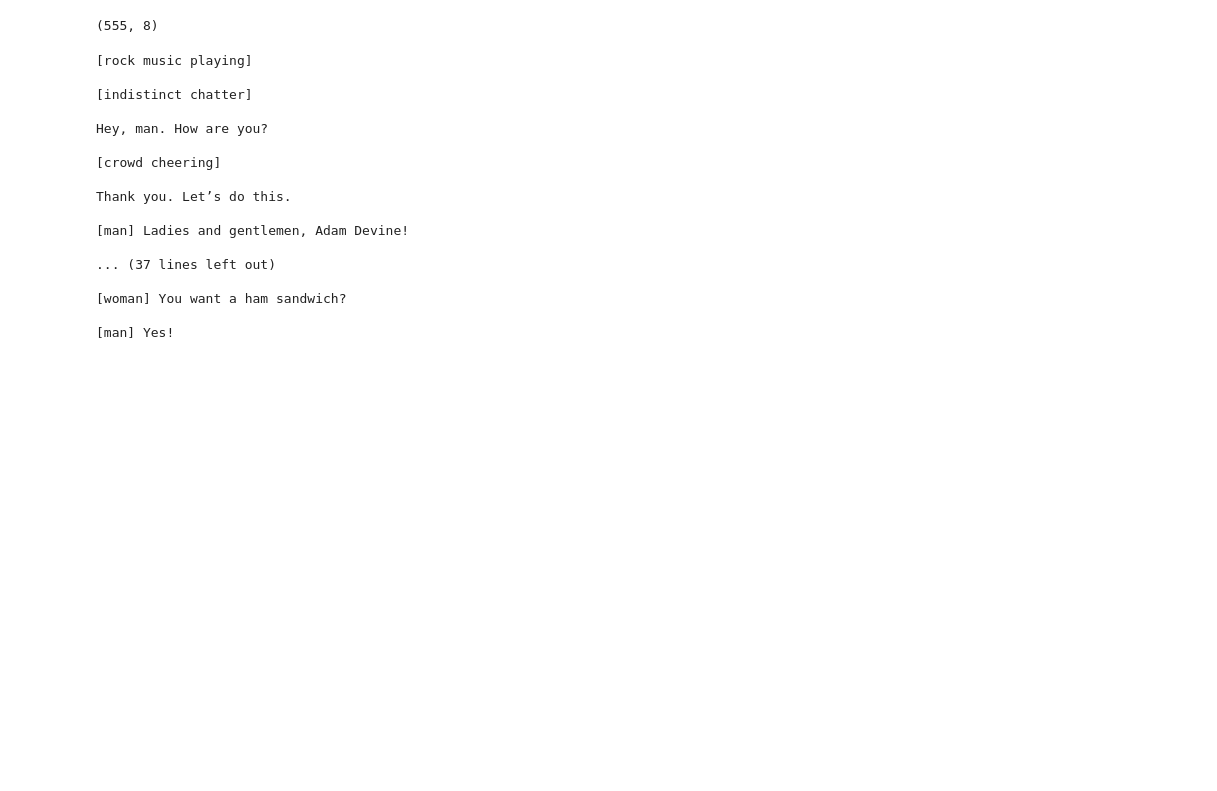
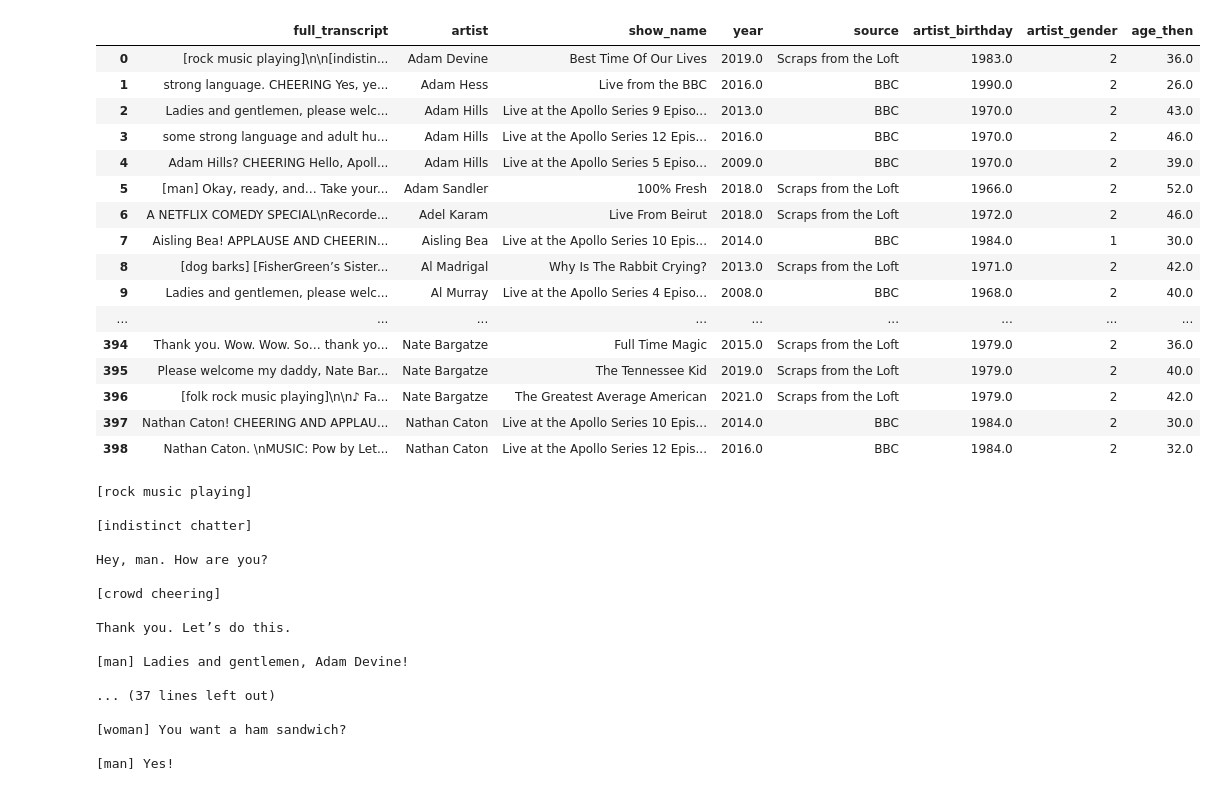
Before and after one commit to rmelbardis/ObjectivelyFunny, a Jupyter notebook: notebooks/Rei_full_df.ipynb, the cells around one changed output. Drawn from its saved outputs; the diff is of its cells as text; code cells hidden in the pictures; blank space fills up the shorter version.

```diff
--- a/notebooks/Rei_full_df.ipynb
+++ b/notebooks/Rei_full_df.ipynb
@@ -5,9 +5,25 @@ df = pd.read_json('../raw_data/df_with_age_gender.json')
 # %%
 pd.set_option('display.max_rows', None)
 # %%
-df.shape
+df
 # %% [output]
-(555, 8)
+|  | full_transcript | artist | show_name | year | source | artist_birthday | artist_gender | age_then |
+| 0 | [rock music playing]\n\n[indistin... | Adam Devine | Best Time Of Our Lives | 2019.0 | Scraps from the Loft | 1983.0 | 2 | 36.0 |
+| 1 | strong language. CHEERING Yes, ye... | Adam Hess | Live from the BBC | 2016.0 | BBC | 1990.0 | 2 | 26.0 |
+| 2 | Ladies and gentlemen, please welc... | Adam Hills | Live at the Apollo Series 9 Episo... | 2013.0 | BBC | 1970.0 | 2 | 43.0 |
+| 3 | some strong language and adult hu... | Adam Hills | Live at the Apollo Series 12 Epis... | 2016.0 | BBC | 1970.0 | 2 | 46.0 |
+| 4 | Adam Hills? CHEERING Hello, Apoll... | Adam Hills | Live at the Apollo Series 5 Episo... | 2009.0 | BBC | 1970.0 | 2 | 39.0 |
+| 5 | [man] Okay, ready, and… Take your... | Adam Sandler | 100% Fresh | 2018.0 | Scraps from the Loft | 1966.0 | 2 | 52.0 |
+| 6 | A NETFLIX COMEDY SPECIAL\nRecorde... | Adel Karam | Live From Beirut | 2018.0 | Scraps from the Loft | 1972.0 | 2 | 46.0 |
+| 7 | Aisling Bea! APPLAUSE AND CHEERIN... | Aisling Bea | Live at the Apollo Series 10 Epis... | 2014.0 | BBC | 1984.0 | 1 | 30.0 |
+| 8 | [dog barks] [FisherGreen’s Sister... | Al Madrigal | Why Is The Rabbit Crying? | 2013.0 | Scraps from the Loft | 1971.0 | 2 | 42.0 |
+| 9 | Ladies and gentlemen, please welc... | Al Murray | Live at the Apollo Series 4 Episo... | 2008.0 | BBC | 1968.0 | 2 | 40.0 |
+| ... | ... | ... | ... | ... | ... | ... | ... | ... |
+| 394 | Thank you. Wow. Wow. So… thank yo... | Nate Bargatze | Full Time Magic | 2015.0 | Scraps from the Loft | 1979.0 | 2 | 36.0 |
+| 395 | Please welcome my daddy, Nate Bar... | Nate Bargatze | The Tennessee Kid | 2019.0 | Scraps from the Loft | 1979.0 | 2 | 40.0 |
+| 396 | [folk rock music playing]\n\n♪ Fa... | Nate Bargatze | The Greatest Average American | 2021.0 | Scraps from the Loft | 1979.0 | 2 | 42.0 |
+| 397 | Nathan Caton! CHEERING AND APPLAU... | Nathan Caton | Live at the Apollo Series 10 Epis... | 2014.0 | BBC | 1984.0 | 2 | 30.0 |
+| 398 | Nathan Caton. \nMUSIC: Pow by Let... | Nathan Caton | Live at the Apollo Series 12 Epis... | 2016.0 | BBC | 1984.0 | 2 | 32.0 |
 # %%
 print(df['full_transcript'].iloc[0])
 # %% [output]
```
Also changed, not shown: parts of 1 cell of this notebook.
